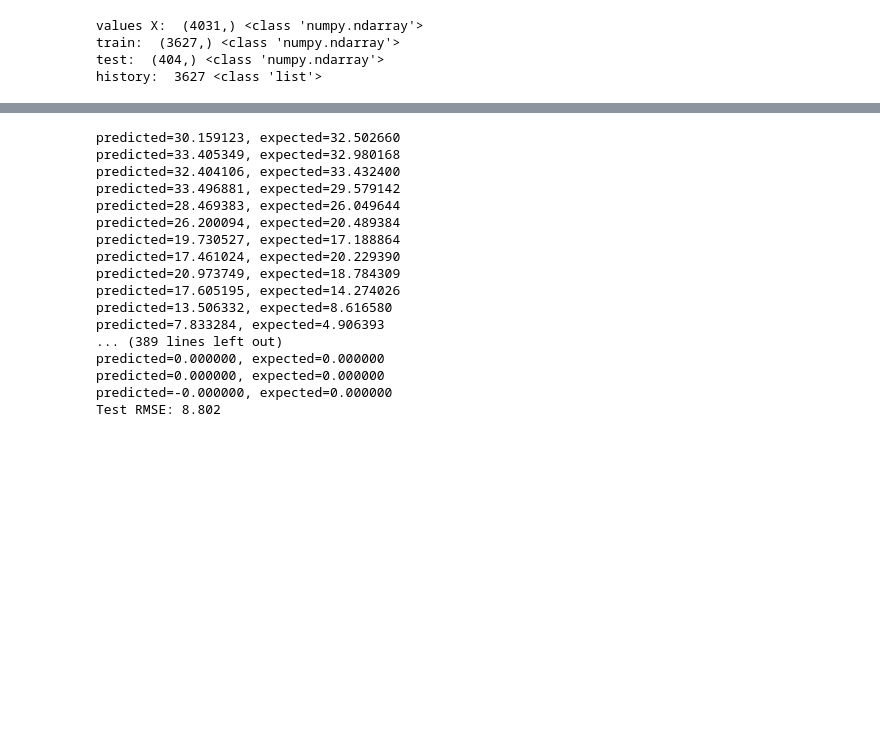
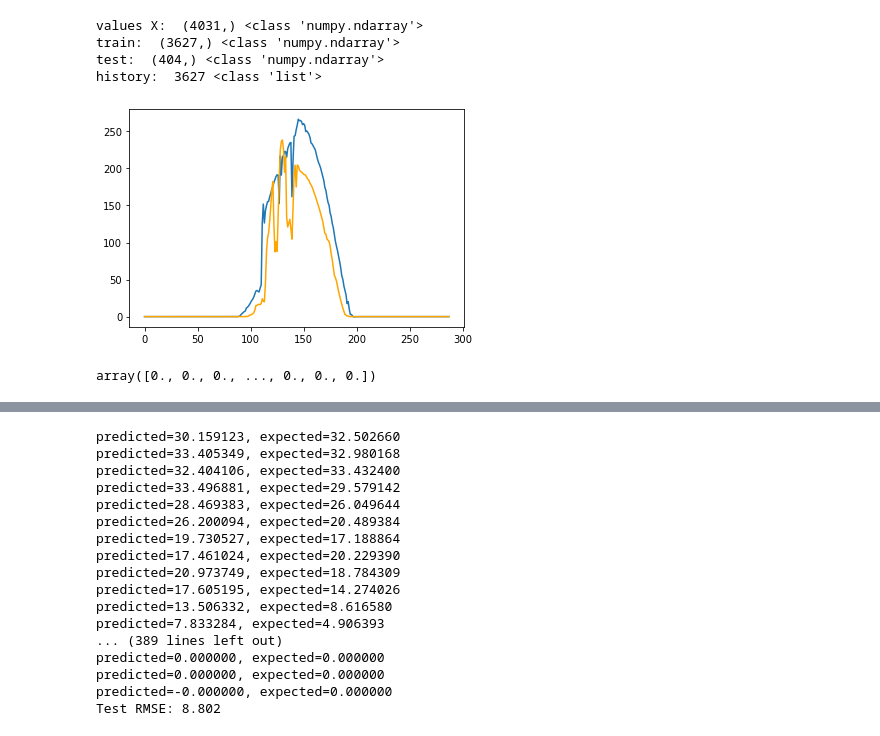
Before and after one commit to h31d1/ML_project_P09_Smart_solar_power, a Jupyter notebook: ARIMA.ipynb, the cells around one changed output, grey strips where cells are left out. Saved outputs shown, nothing was run; the diff lists cells and outputs as text; code cells hidden in the pictures; blank space fills up the shorter version.

```diff
--- a/ARIMA.ipynb
+++ b/ARIMA.ipynb
@@ -267,3 +311,19 @@ values X:  (4031,) <class 'numpy.ndarray'>
 train:  (3627,) <class 'numpy.ndarray'>
 test:  (404,) <class 'numpy.ndarray'>
 history:  3627 <class 'list'>
+# %%
+model = ARIMA(history, order=(5,1,0))
+model_fit = model.fit() # treenimine
+output = model_fit.predict() # ennustamine
+# %%
+pred_radiation = output[:288]
+# %%
+plt.plot(pred_radiation)
+plt.plot(test[-288:], color="orange")
+plt.show()
+# %% [output]
+[figure, added]
+# %%
+series_rad_selection.values
+# %% [output]
+array([0., 0., 0., ..., 0., 0., 0.])
```
Also changed, not shown: parts of 13 cells of this notebook, 3 other files.
